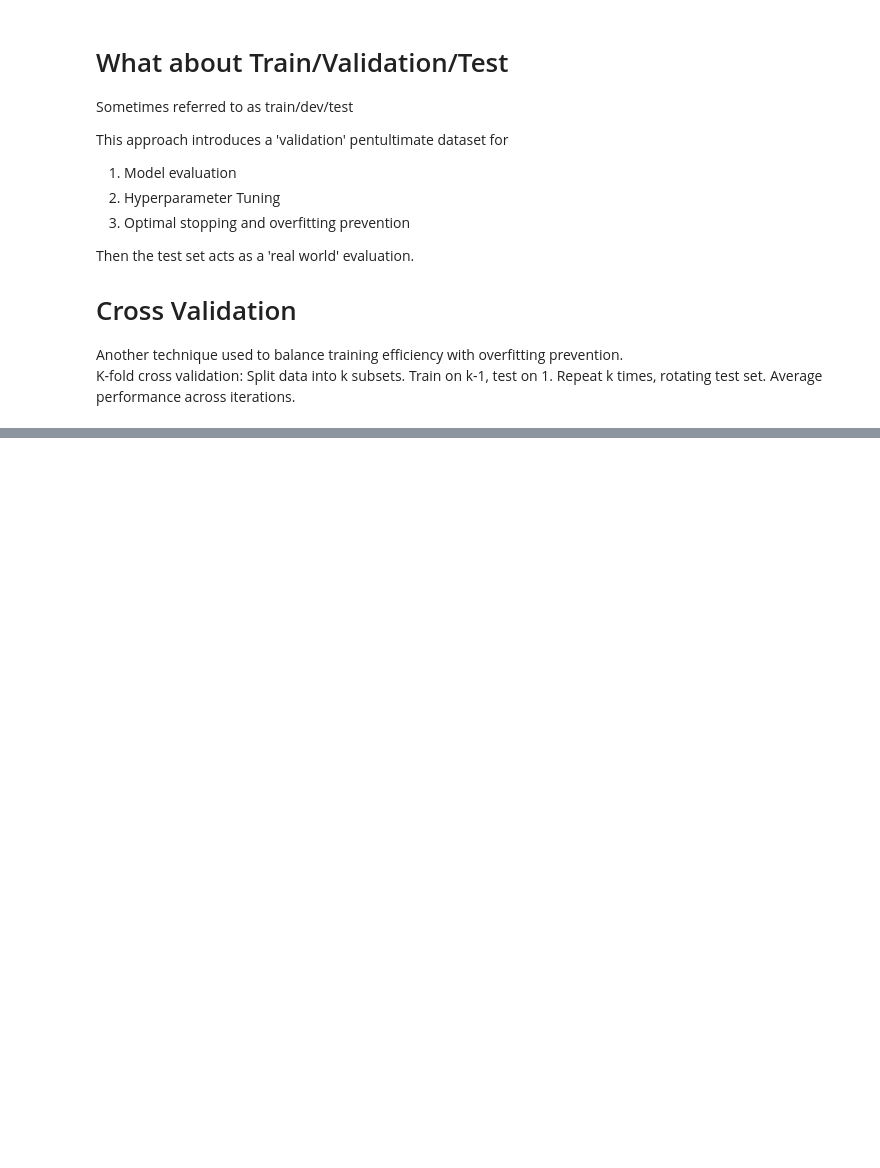
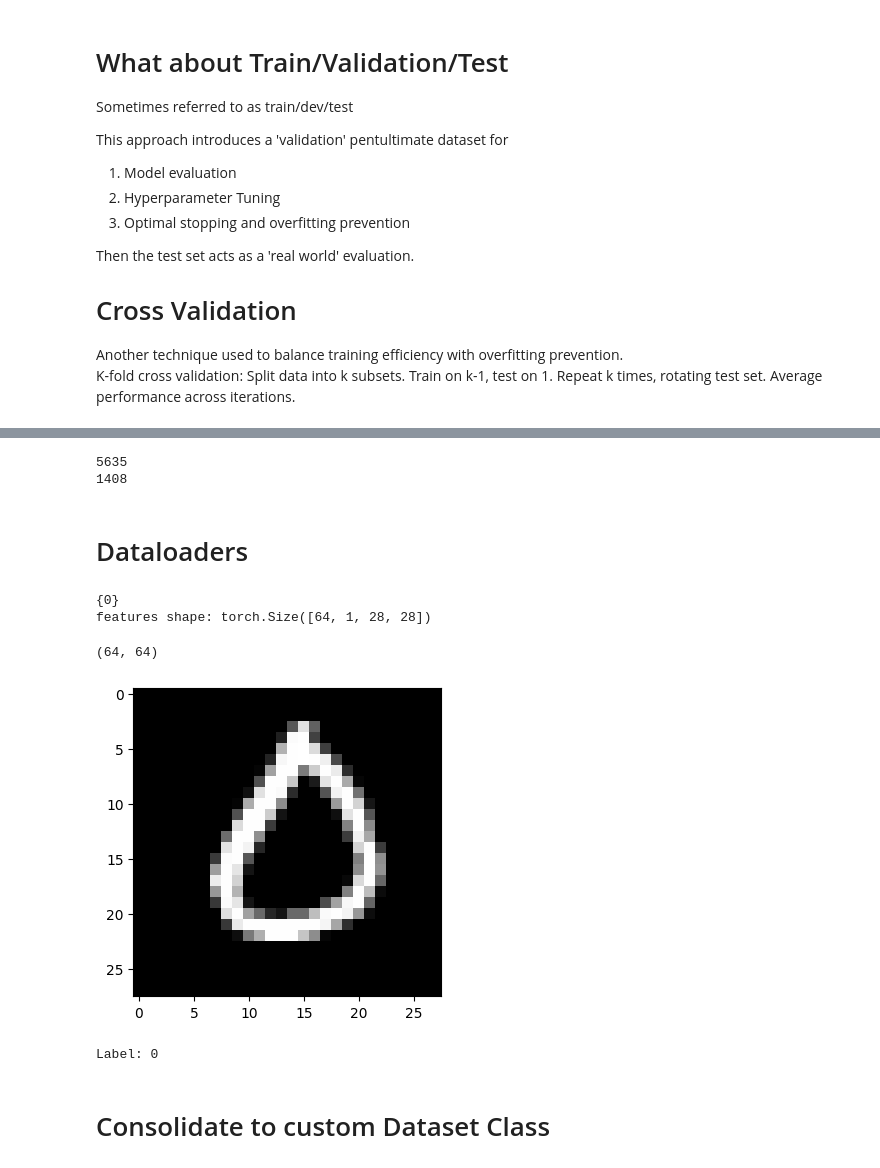
Before and after one commit to phyde19/claude-challenges, a Jupyter notebook: vae-anomaly-detection/dataloaders.ipynb, the cells around one changed output, grey strips where cells are left out. Cells and saved outputs as stored; diff of their text form; code cells hidden in the pictures; blank space fills up the shorter version.

Commit message:
add MNIST anomaly dataset class

```diff
--- a/vae-anomaly-detection/dataloaders.ipynb
+++ b/vae-anomaly-detection/dataloaders.ipynb
@@ -228,0 +225,36 @@ ValueError: Sum of input lengths does not equal the length of the input dataset!
+# %%
+train = train_normal
+test = ConcatDataset([test_normal, test_anomaly])
+# %%
+print(len(train))
+print(len(test))
+# %% [output]
+5635
+1408
+# %% [markdown]
+# Dataloaders
+# %%
+train_dataloader = DataLoader(train, batch_size=64, shuffle=True)
+test_dataloader = DataLoader(test, batch_size=64, shuffle=True)
+# %%
+features, labels = next(iter(train_dataloader))
+print(set(l.item() for l in labels))
+print(f'features shape: {features.shape}')
+len(features), len(labels)
+# %% [output]
+{0}
+features shape: torch.Size([64, 1, 28, 28])
+(64, 64)
+# %%
+img = features[0].squeeze()
+label = labels[0]
+plt.figure(figsize=(4, 4))
+
+plt.imshow(img, cmap="gray")
+plt.show()
+print(f"Label: {label}")
+# %% [output]
+[figure, added]
+Label: 0
+# %% [markdown]
+# Consolidate to custom Dataset Class
```
Also changed, not shown: parts of 3 cells of this notebook, 1 other file.
